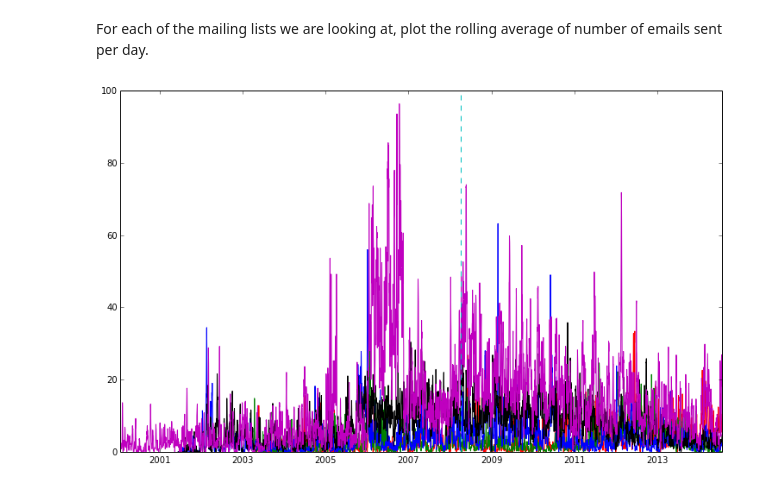
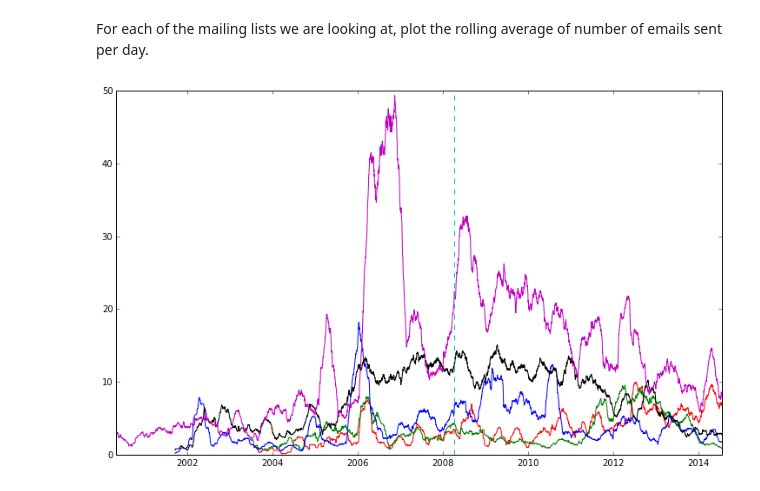
Before and after one commit to datactive/bigbang, a Jupyter notebook: examples/Plot Activity.ipynb, the cells around one changed output. Drawn from its saved outputs; the diff is of its cells as text; code cells hidden in the pictures.

Commit message:
fixing notebooks to use new Pandas-based processing. relates to #46 #22 and #47

```diff
--- a/examples/Plot Activity.ipynb
+++ b/examples/Plot Activity.ipynb
@@ -28,20 +28,18 @@ import os
 # %% [markdown]
 Now let's load the data for analysis.
 # %%
-urls = ["http://mail.scipy.org/pipermail/ipython-dev/",
-        "http://mail.scipy.org/pipermail/ipython-user/",
-        "http://mail.scipy.org/pipermail/scipy-dev/",
-        "http://mail.scipy.org/pipermail/scipy-user/",
-        "http://mail.scipy.org/pipermail/numpy-discussion/"]
+urls = ["http://mail.scipy.org/pipermail/ipython-dev/"]#,
+#        "http://mail.scipy.org/pipermail/ipython-user/",
+#        "http://mail.scipy.org/pipermail/scipy-dev/",
+#        "http://mail.scipy.org/pipermail/scipy-user/",
+#        "http://mail.scipy.org/pipermail/numpy-discussion/"]
 
 
-activities = []
+#activities = []
 
-saved_path =  '../save.p'
+mlists = [mailman.open_list_archives(url,"../archives") for url in urls]
 
-if os.path.exists(saved_path):
-    activities = pickle.load(open(saved_path,'rb'))
-else:
-    mlists = [mailman.open_list_archives(url,"../archives") for url in urls]
-    activities = [(activity(ml),compute_ascendancy(ml)) for ml in mlists]
-    pickle.dump(activities,open(saved_path,'wb'))
+## TODO: persist the preprocessed mailing lists as CSV or HDF5 to be easily recovered
+##       as Pandas DataFrames.
+
+activities = [process.activity(ml) for ml in mlists]
@@ -52,25 +68,25 @@ smooth_factor = 5
+# %%
+window = 100
 # %% [markdown]
 For each of the mailing lists we are looking at, plot the rolling average of number of emails sent per day.
 # %%
 plt.figure(figsize=(12.5, 7.5))
 
-for i, ((activity,dates,froml),(ascendancy,capacity)) in enumerate(activities):
+for i, activity in enumerate(activities):
 
     colors = 'rgbkm'
 
-    total_activity = np.sum(activity,0)
-
-    smooth_activity = smooth(total_activity,smooth_factor)
-
-    plt.plot_date(
-        #use convolve?
-        dates[smooth_factor:-smooth_factor],
-        smooth_activity,'-'+colors[i],
-        label=mailman.get_list_name(urls[i]) + ' activity',xdate=True)
+    ta = activity.sum(1)
+    rmta = pd.rolling_mean(ta,window)
+    rmtadna = rmta.dropna()
+    plt.plot_date(rmtadna.index,
+                  rmtadna.values,
+                  colors[i],
+                  label=mailman.get_list_name(urls[i]) + ' activity',xdate=True)
 
 plt.axvline(x=733140,color='c',ls='dashed')
 #plt.legend()
 plt.savefig("activites-marked.png")
 plt.show()
 # %% [output]
-[figure, old version]
+[figure, new version]
```
Also changed, not shown: parts of 6 cells of this notebook, 3 other files.
